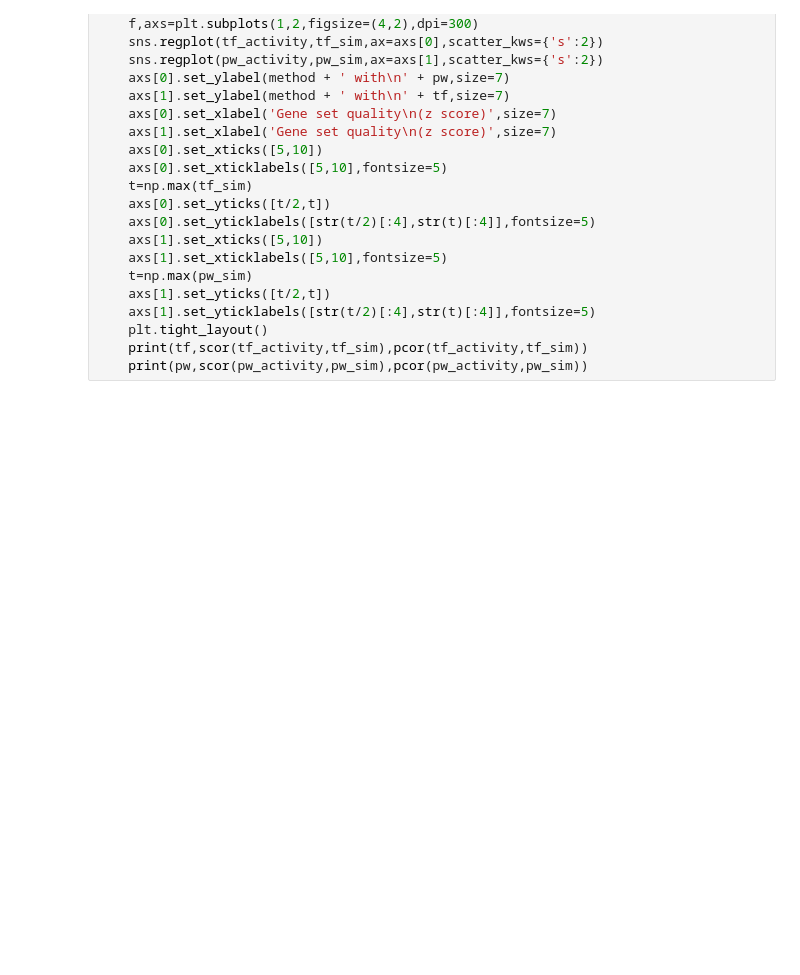
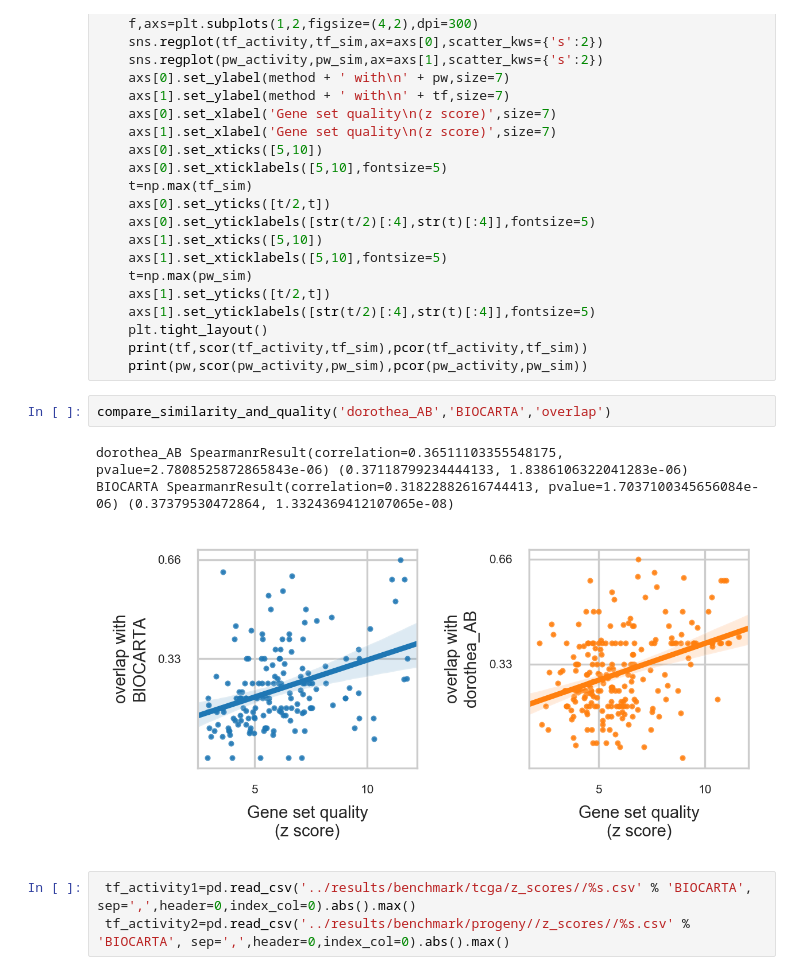
Before and after one commit to bence-szalai/why-pathway-methods-work, a Jupyter notebook: notebooks/quality_similarity_analysis.ipynb, the cells around one changed output. Drawn from its saved outputs; the diff is of its cells as text; blank space fills up the shorter version.

```diff
--- a/notebooks/quality_similarity_analysis.ipynb
+++ b/notebooks/quality_similarity_analysis.ipynb
@@ -73,3 +73,12 @@ def compare_similarity_and_quality(tf,pw,method):
     plt.tight_layout()
     print(tf,scor(tf_activity,tf_sim),pcor(tf_activity,tf_sim))
     print(pw,scor(pw_activity,pw_sim),pcor(pw_activity,pw_sim))
+# %%
+compare_similarity_and_quality('dorothea_AB','BIOCARTA','overlap')
+# %% [output]
+dorothea_AB SpearmanrResult(correlation=0.36511103355548175, pvalue=2.7808525872865843e-06) (0.37118799234444133, 1.8386106322041283e-06)
+BIOCARTA SpearmanrResult(correlation=0.31822882616744413, pvalue=1.7037100345656084e-06) (0.37379530472864, 1.3324369412107065e-08)
+[figure, added]
+# %%
+ tf_activity1=pd.read_csv('../results/benchmark/tcga/z_scores//%s.csv' % 'BIOCARTA', sep=',',header=0,index_col=0).abs().max()
+ tf_activity2=pd.read_csv('../results/benchmark/progeny//z_scores//%s.csv' % 'BIOCARTA', sep=',',header=0,index_col=0).abs().max()
```
Also changed, not shown: parts of 14 cells of this notebook, 6 other files.
